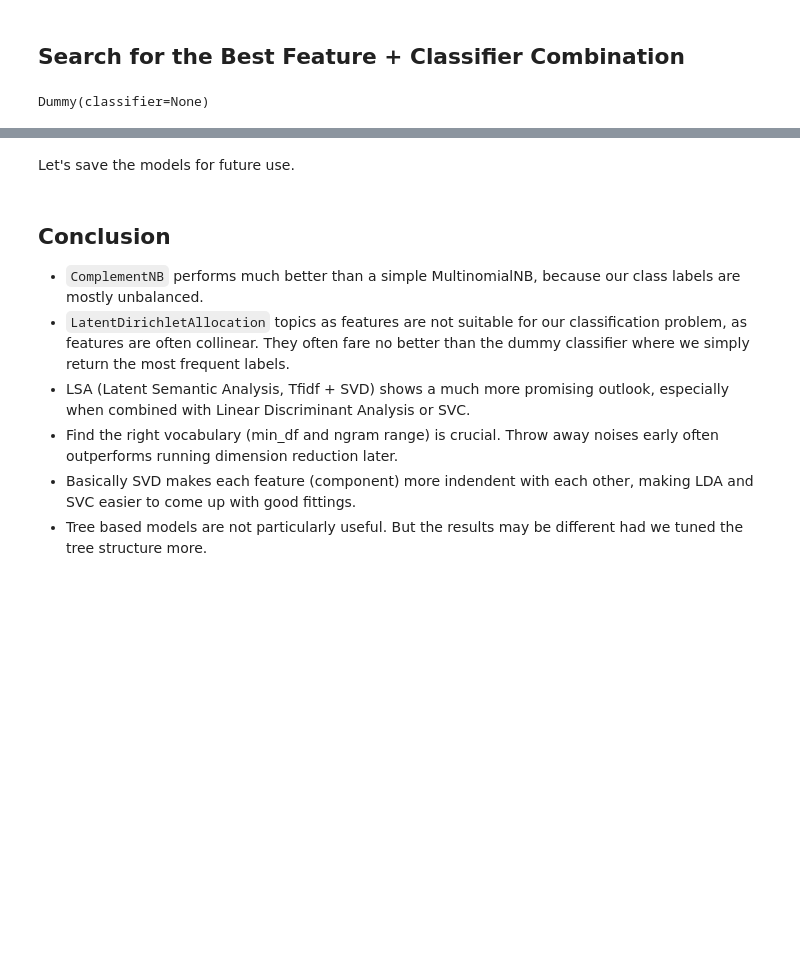
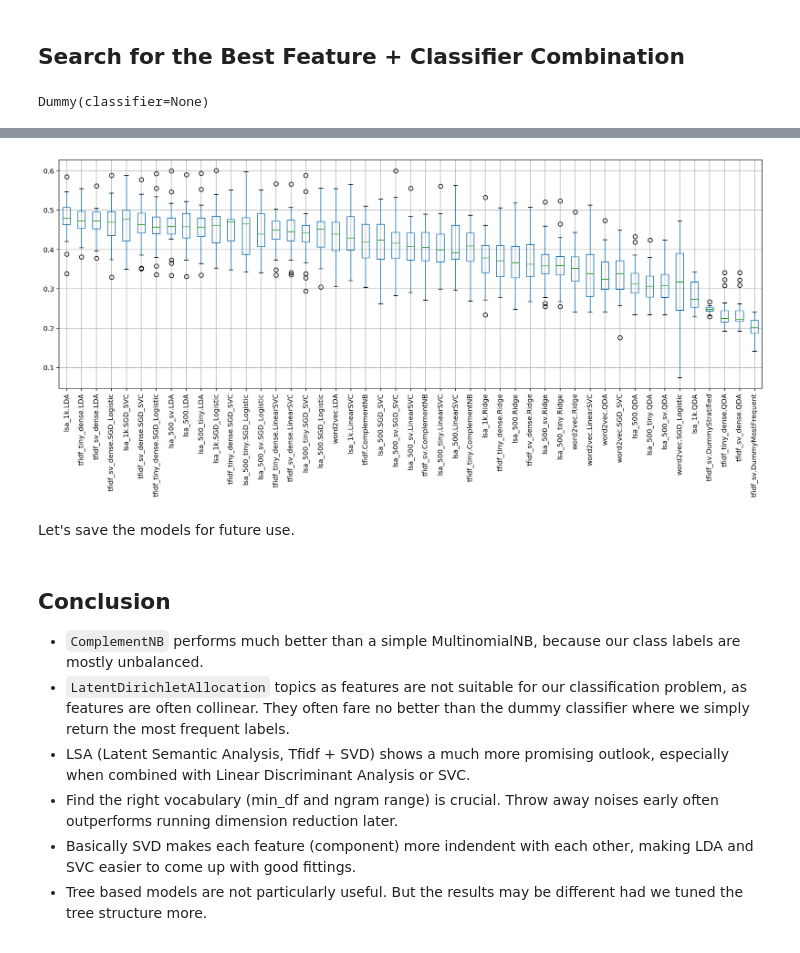
Before and after one commit to ktmud/fsauor2018, a Jupyter notebook: notebooks/2. Model Selection (Chinese).ipynb, the cells around one changed output, grey strips where cells are left out. Drawn from its saved outputs; the diff is of its cells as text; code cells hidden in the pictures; blank space fills up the shorter version.

```diff
--- a/notebooks/2. Model Selection (Chinese).ipynb
+++ b/notebooks/2. Model Selection (Chinese).ipynb
@@ -386,11 +369,14 @@ clear_output()
 # %%
-rows = {}
-for fm_name in all_scores:
-    for clf_name in all_scores[fm_name]:
-        key = f'{fm_name}.{clf_name}'
-        rows[key] = [all_avg_scores[fm_name][clf_name],
-                     *all_scores[fm_name][clf_name]]
-df = pd.DataFrame(rows)
-df.index = ['average', *y_train.columns]
-df = df.T.sort_values('average', ascending=False)
-df
+def extract_scores(scores, avg_scores):
+    rows = {}
+    for fm_name in scores:
+        for clf_name in avg_scores[fm_name]:
+            key = f'{fm_name}.{clf_name}'
+            rows[key] = [avg_scores[fm_name][clf_name], *scores[fm_name][clf_name]]
+    df = pd.DataFrame(rows)
+    df.index = ['average', *y_train.columns]
+    return df.T.sort_values('average', ascending=False)
+
+df_train = extract_scores(train_scores, train_avg_scores)
+df_test = extract_scores(test_scores, test_avg_scores)
+df_test
@@ -397,10 +402,12 @@ df
 # %%
 import matplotlib.pyplot as plt
 
-df.T.drop(['average']).boxplot(
+df_test.T.drop(['average']).boxplot(
     figsize=(18, 6), rot=90)
 
 plt.show()
+# %% [output]
+[figure, added]
 # %% [markdown]
 Let's save the models for future use.
 # %%
```
Also changed, not shown: parts of 3 cells of this notebook, 1 other file.
